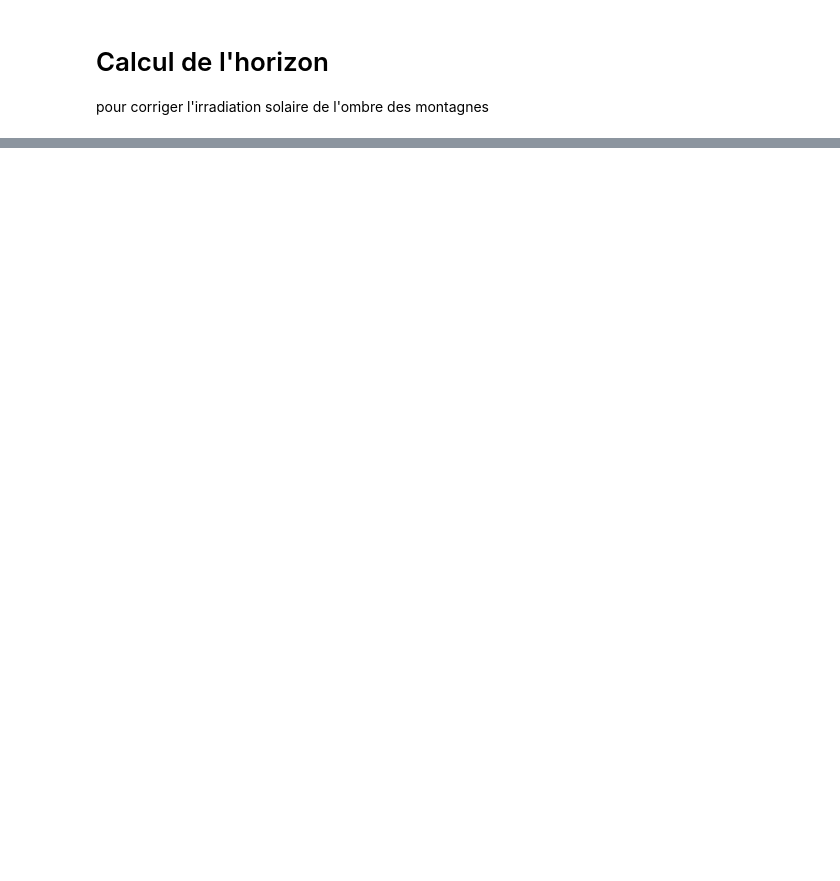
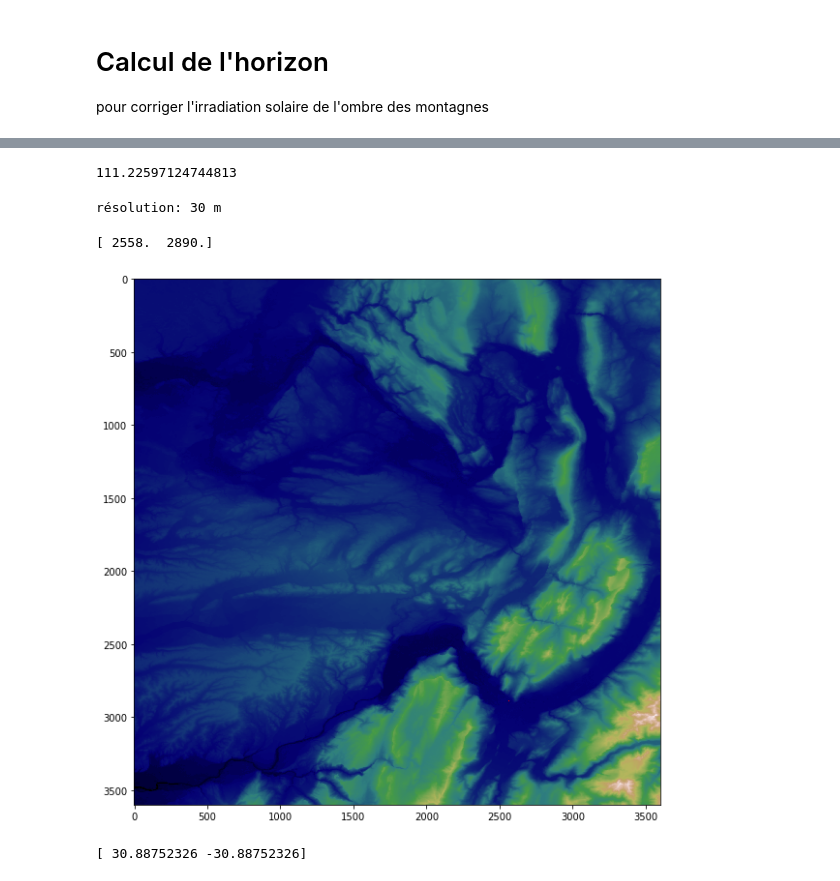
Before and after one commit to xdze2/thermique_appart, a Jupyter notebook: ombres_montagnes.ipynb, the cells around one changed output, grey strips where cells are left out. Saved outputs shown, nothing was run; the diff lists cells and outputs as text; code cells hidden in the pictures; blank space fills up the shorter version.

```diff
--- a/ombres_montagnes.ipynb
+++ b/ombres_montagnes.ipynb
@@ -19,0 +108,7 @@ ImportError: No module named 'gdal'
+# %%
+geotransform = dataset.GetGeoTransform()
+
+mapZeroGPS = ( geotransform[0], geotransform[3] )
+pixelSize =  ( geotransform[1], geotransform[5] )
+
+mapSize = ( dataset.RasterXSize, dataset.RasterYSize )
@@ -19,0 +129,35 @@ ImportError: No module named 'gdal'
+# %%
+imgsize_km = imgsize_deg * Rterre*np.pi/180
+
+print( imgsize_km )
+# %% [output]
+111.22597124744813
+# %%
+pixelsize_km = pixelSize[0]*Rterre*np.pi/180
+print( 'résolution: %i m' % (pixelsize_km*1000)   )
+# %% [output]
+résolution: 30 m
+# %%
+# Centre
+GPScoords = 5.7103223, 45.1973288
+# %%
+mapZeroGPS = np.array( mapZeroGPS )
+coordsCentreGPS = np.array( GPScoords )
+pixelSize = np.array( pixelSize )
+# %%
+coordsCentrePx = np.round( (coordsCentreGPS - mapZeroGPS)/pixelSize )
+print( coordsCentrePx )
+# %% [output]
+[ 2558.  2890.]
+# %%
+plt.figure(figsize=(10, 10))
+plt.imshow(elevation, cmap='gist_earth')
+plt.plot(coordsCentrePx[0], coordsCentrePx[1], ',r' )
+plt.show()
+# %% [output]
+[figure, added]
+# %%
+xyres = pixelSize *Rterre*np.pi/180  *1000  # m
+print( xyres )
+# %% [output]
+[ 30.88752326 -30.88752326]
```
Also changed, not shown: parts of 44 cells of this notebook, 1 other file.
